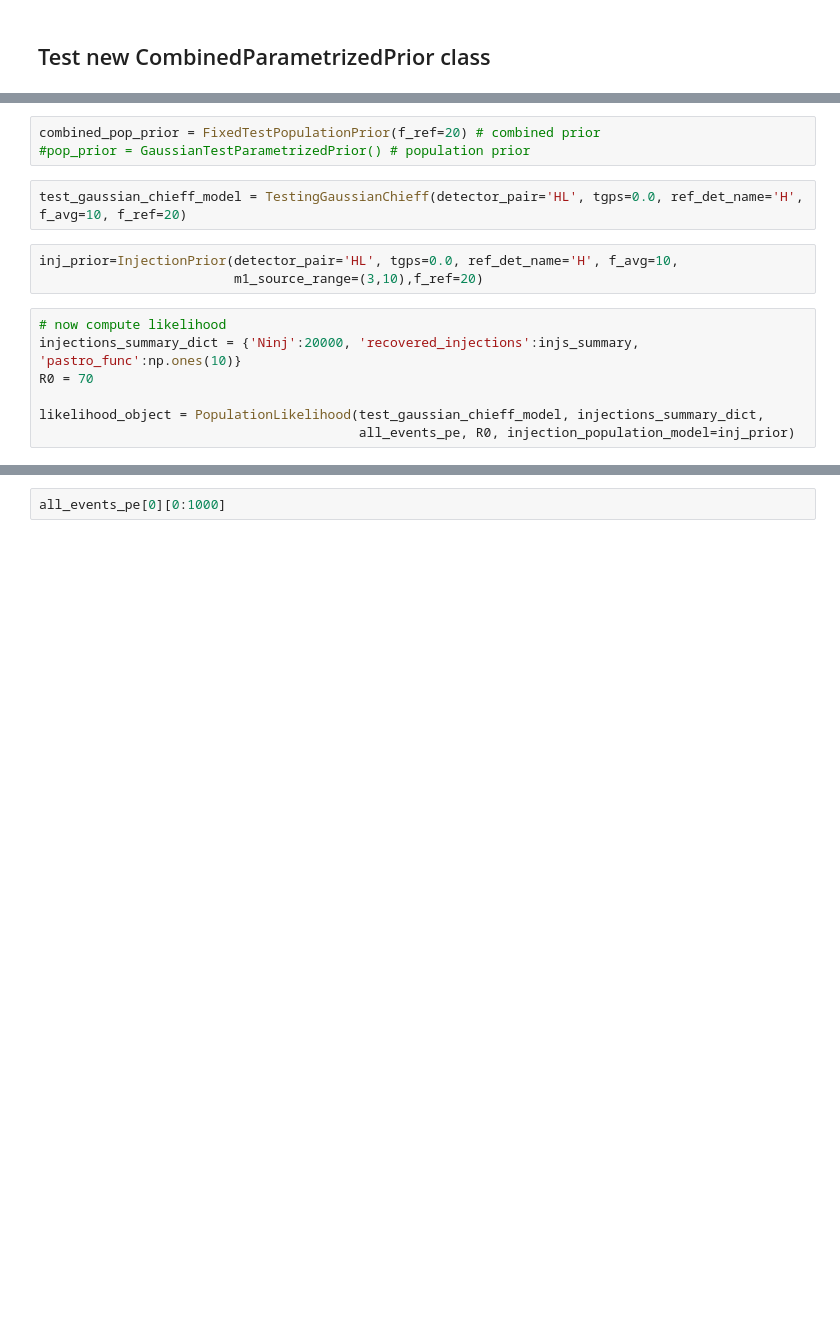
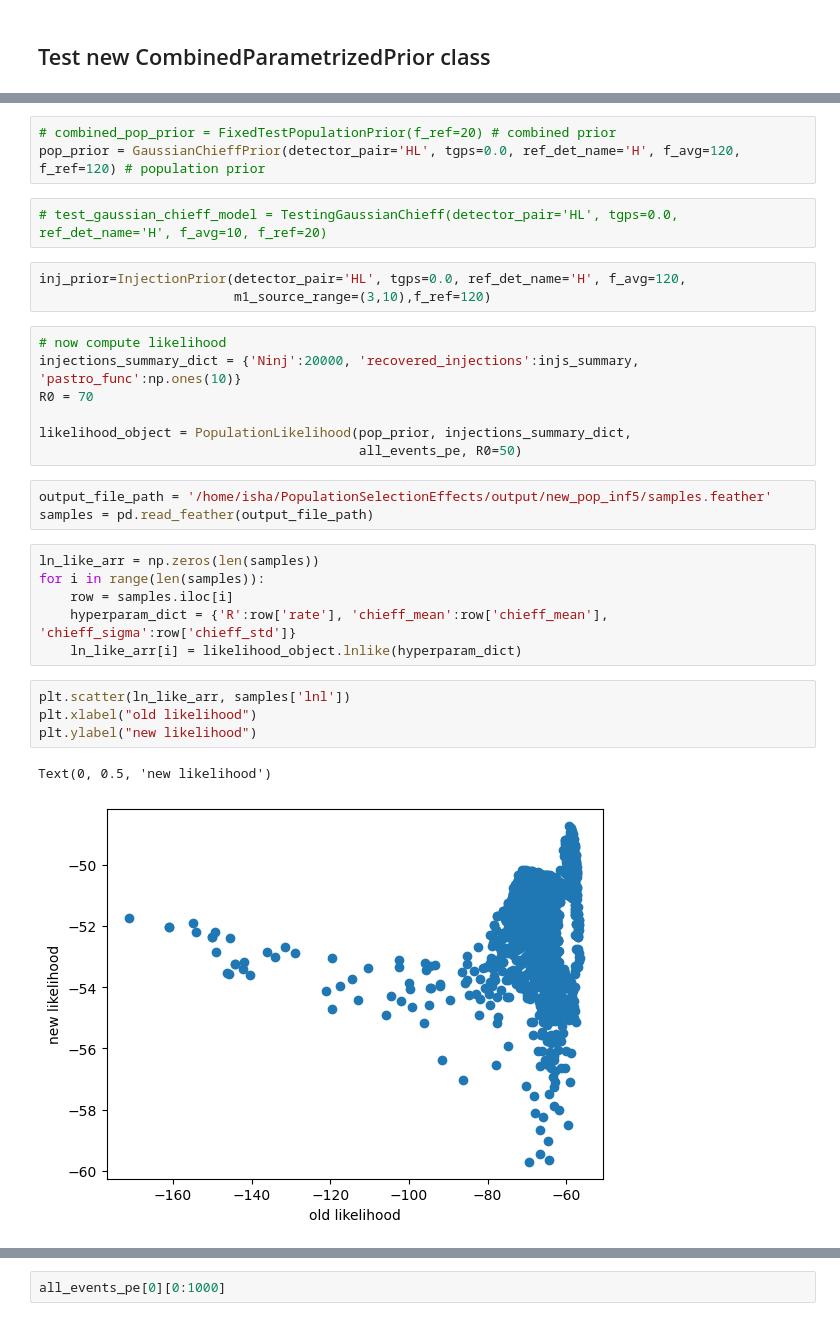
Before and after one commit to isha1810/cogwheel, a Jupyter notebook: cogwheel/population_inference/test_prior-Copy1.ipynb, the cells around one changed output, grey strips where cells are left out. Drawn from its saved outputs; the diff is of its cells as text; blank space fills up the shorter version.

```diff
--- a/cogwheel/population_inference/test_prior-Copy1.ipynb
+++ b/cogwheel/population_inference/test_prior-Copy1.ipynb
@@ -421,15 +425,31 @@ TypeError: unhashable type: 'list'
 # %%
-combined_pop_prior = FixedTestPopulationPrior(f_ref=20) # combined prior
-#pop_prior = GaussianTestParametrizedPrior() # population prior
+# combined_pop_prior = FixedTestPopulationPrior(f_ref=20) # combined prior
+pop_prior = GaussianChieffPrior(detector_pair='HL', tgps=0.0, ref_det_name='H', f_avg=120, f_ref=120) # population prior
 # %%
-test_gaussian_chieff_model = TestingGaussianChieff(detector_pair='HL', tgps=0.0, ref_det_name='H', f_avg=10, f_ref=20)
+# test_gaussian_chieff_model = TestingGaussianChieff(detector_pair='HL', tgps=0.0, ref_det_name='H', f_avg=10, f_ref=20)
 # %%
-inj_prior=InjectionPrior(detector_pair='HL', tgps=0.0, ref_det_name='H', f_avg=10,
-                         m1_source_range=(3,10),f_ref=20)
+inj_prior=InjectionPrior(detector_pair='HL', tgps=0.0, ref_det_name='H', f_avg=120,
+                         m1_source_range=(3,10),f_ref=120)
 # %%
 # now compute likelihood
 injections_summary_dict = {'Ninj':20000, 'recovered_injections':injs_summary, 'pastro_func':np.ones(10)}
 R0 = 70
 
-likelihood_object = PopulationLikelihood(test_gaussian_chieff_model, injections_summary_dict,
-                                         all_events_pe, R0, injection_population_model=inj_prior)
+likelihood_object = PopulationLikelihood(pop_prior, injections_summary_dict,
+                                         all_events_pe, R0=50)
+# %%
+output_file_path = '/home/isha/PopulationSelectionEffects/output/new_pop_inf5/samples.feather'
+samples = pd.read_feather(output_file_path)
+# %%
+ln_like_arr = np.zeros(len(samples))
+for i in range(len(samples)):
+    row = samples.iloc[i]
+    hyperparam_dict = {'R':row['rate'], 'chieff_mean':row['chieff_mean'], 'chieff_sigma':row['chieff_std']}
+    ln_like_arr[i] = likelihood_object.lnlike(hyperparam_dict)
+# %%
+plt.scatter(ln_like_arr, samples['lnl'])
+plt.xlabel("old likelihood")
+plt.ylabel("new likelihood")
+# %% [output]
+Text(0, 0.5, 'new likelihood')
+[figure, added]
```
Also changed, not shown: parts of 11 cells of this notebook, 2 other files.
